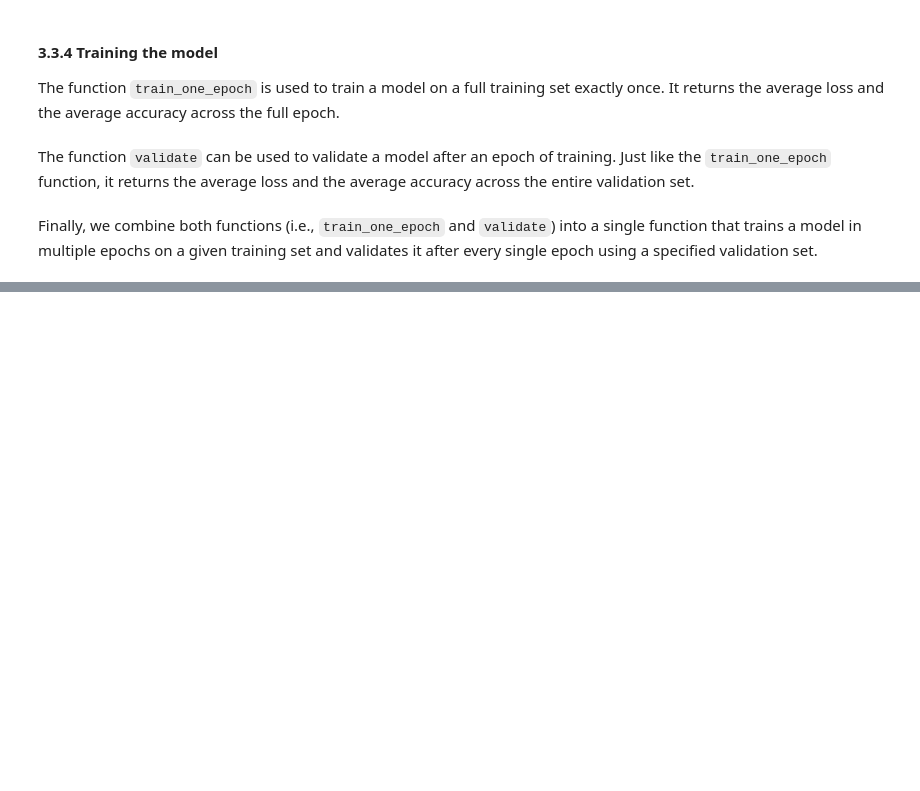
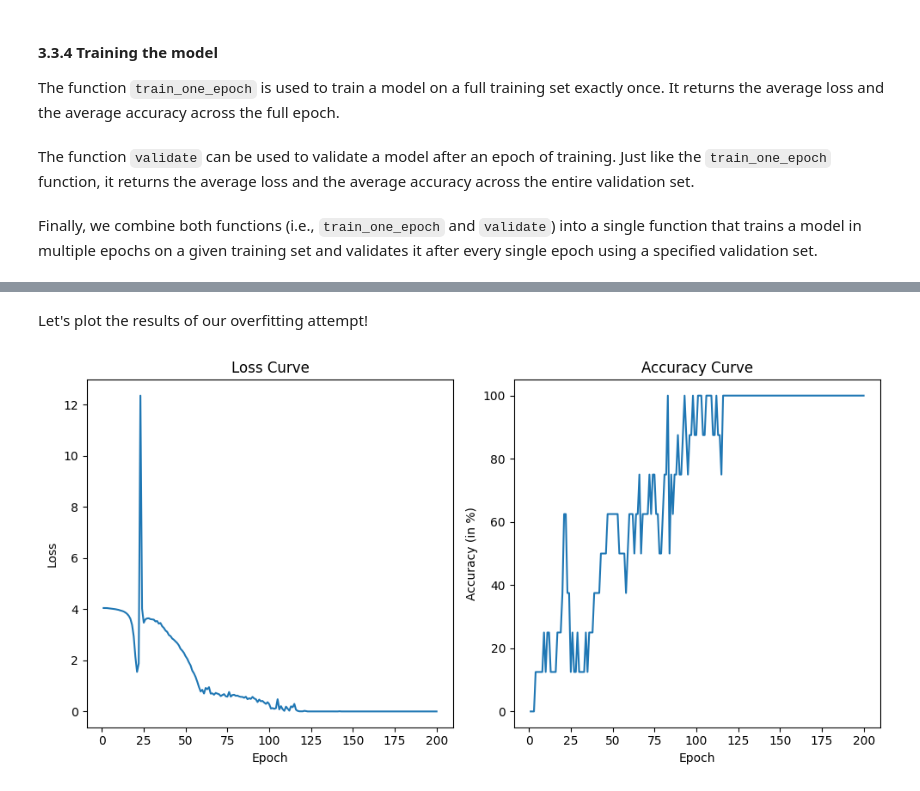
Before and after one commit to mrvnthss/deep-learning-with-dobble, a Jupyter notebook: notebooks/deep-learning-with-dobble.ipynb, the cells around one changed output, grey strips where cells are left out. Cells and saved outputs as stored; diff of their text form; code cells hidden in the pictures; blank space fills up the shorter version.

Commit message:
Overfit model on single batch

```diff
--- a/notebooks/deep-learning-with-dobble.ipynb
+++ b/notebooks/deep-learning-with-dobble.ipynb
@@ -1692,0 +1737,6 @@ def train(model, train_loader, val_loader, criterion, optimizer, device, init_ep
+# %%
+inputs, labels = next(iter(train_loader))
+num_epochs = 200
+print_freq = 20
+
+overfit_logs = overfit_single_batch(model, criterion, optimizer, device, inputs, labels, num_epochs, print_freq)
@@ -1692,0 +1754,15 @@ def train(model, train_loader, val_loader, criterion, optimizer, device, init_ep
+# %% [markdown]
+Let's plot the results of our overfitting attempt!
+# %%
+fig, axs = plt.subplots(1, 2, figsize=(10, 5))
+
+for i in range(2):
+    axs[i].plot(range(1, num_epochs + 1), overfit_logs['loss'] if i == 0 else overfit_logs['acc'])
+    axs[i].set_xlabel('Epoch')
+    axs[i].set_ylabel('Loss' if i == 0 else 'Accuracy (in %)')
+    axs[i].set_title('Loss Curve' if i == 0 else 'Accuracy Curve')
+
+plt.tight_layout()
+plt.show()
+# %% [output]
+[figure, added]
```
Also changed, not shown: parts of 9 cells of this notebook.
